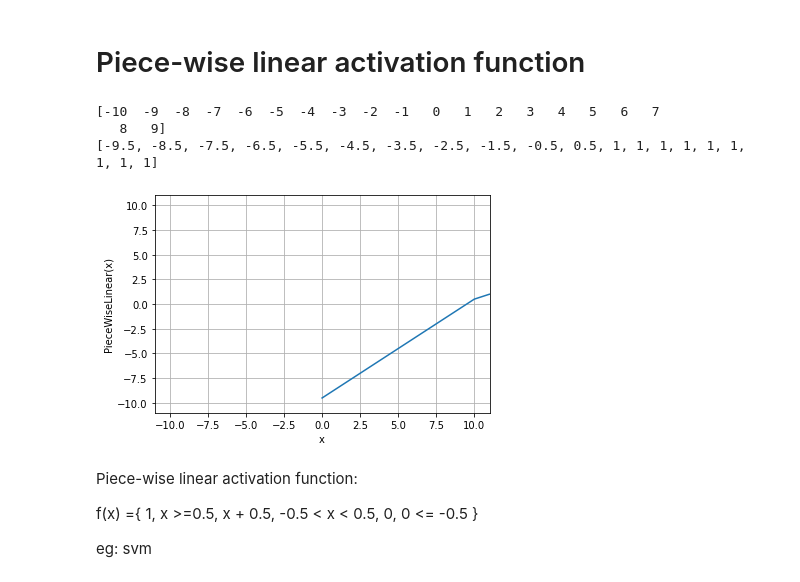
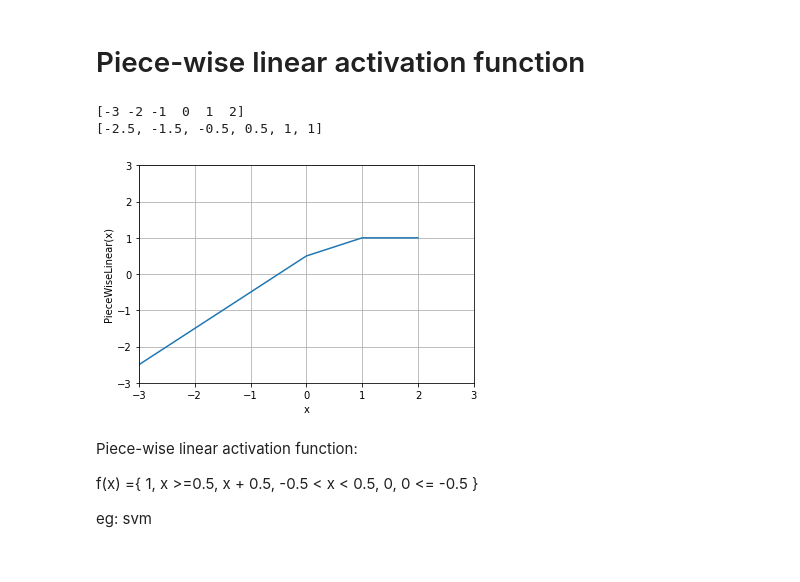
Before and after one commit to Logeshn009/nndl, a Jupyter notebook: 2147120_NNDL_Lab_Programs.ipynb, the cells around one changed output. Saved outputs shown, nothing was run; the diff lists cells and outputs as text; code cells hidden in the pictures.

```diff
--- a/2147120_NNDL_Lab_Programs.ipynb
+++ b/2147120_NNDL_Lab_Programs.ipynb
@@ -91,33 +91,32 @@ The activation that works almost always better than sigmoid function is Tanh fun
 # %%
 # piece-wise linear activation function
 
-x=np.arange(-10,10,1)
+x=np.arange(-3,3,1)
 z = []
 
 for i in x:
   if i >= 1/2:
     z.append(1)
   elif i < 1/2 or i > -1/2:
     z.append(i+(1/2))
   else: # i <= - 1/2
     z.append(0)
 
 print(x)
 print(z)
 
 plt.grid()
-plt.xlim((-11,11))
-plt.ylim((-11,11))
-plt.plot(z)
+plt.xlim((-3,3))
+plt.ylim((-3,3))
+plt.plot(x,z)
 plt.xlabel("x")
 plt.ylabel("PieceWiseLinear(x)")
 
 plt.show()
 # %% [output]
-[-10  -9  -8  -7  -6  -5  -4  -3  -2  -1   0   1   2   3   4   5   6   7
-   8   9]
-[-9.5, -8.5, -7.5, -6.5, -5.5, -4.5, -3.5, -2.5, -1.5, -0.5, 0.5, 1, 1, 1, 1, 1, 1, 1, 1, 1]
+[-3 -2 -1  0  1  2]
+[-2.5, -1.5, -0.5, 0.5, 1, 1]
-[figure, old version]
+[figure, new version]
 # %% [markdown]
 Piece-wise linear activation function:
 
```
Also changed, not shown: parts of 5 cells of this notebook.
